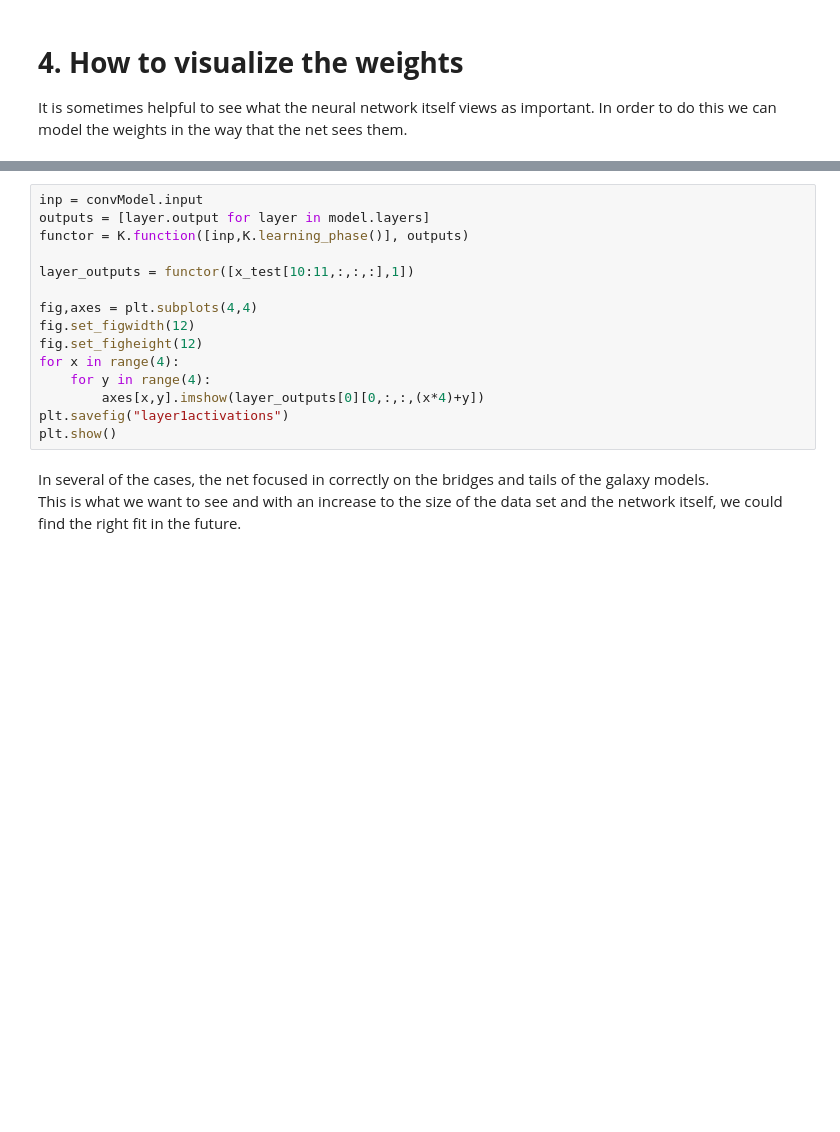
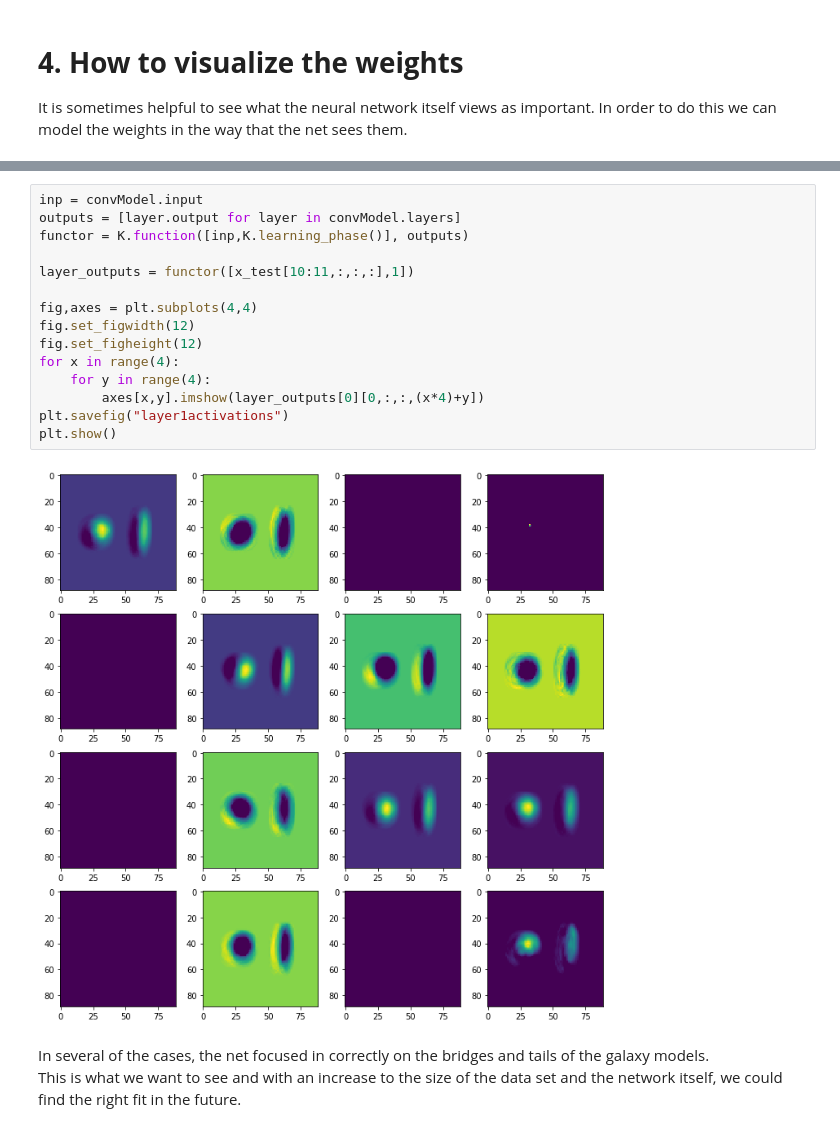
Before and after one commit to CSCI4850/S20-team2-project, a Jupyter notebook: Demo/Demo.ipynb, the cells around one changed output, grey strips where cells are left out. Drawn from its saved outputs; the diff is of its cells as text; blank space fills up the shorter version.

```diff
--- a/Demo/Demo.ipynb
+++ b/Demo/Demo.ipynb
@@ -520,18 +520,20 @@ NameError: name 'model' is not defined
 # %%
 inp = convModel.input
-outputs = [layer.output for layer in model.layers]
+outputs = [layer.output for layer in convModel.layers]
 functor = K.function([inp,K.learning_phase()], outputs)
 
 layer_outputs = functor([x_test[10:11,:,:,:],1])
 
 fig,axes = plt.subplots(4,4)
 fig.set_figwidth(12)
 fig.set_figheight(12)
 for x in range(4):
     for y in range(4):
         axes[x,y].imshow(layer_outputs[0][0,:,:,(x*4)+y])
 plt.savefig("layer1activations")
 plt.show()
+# %% [output]
+[figure, added]
 # %% [markdown]
 In several of the cases, the net focused in correctly on the bridges and tails of the galaxy models.<br>
 This is what we want to see and with an increase to the size of the data set and the network itself, we could find the right fit in the future.
```
Also changed, not shown: parts of 2 cells of this notebook.
